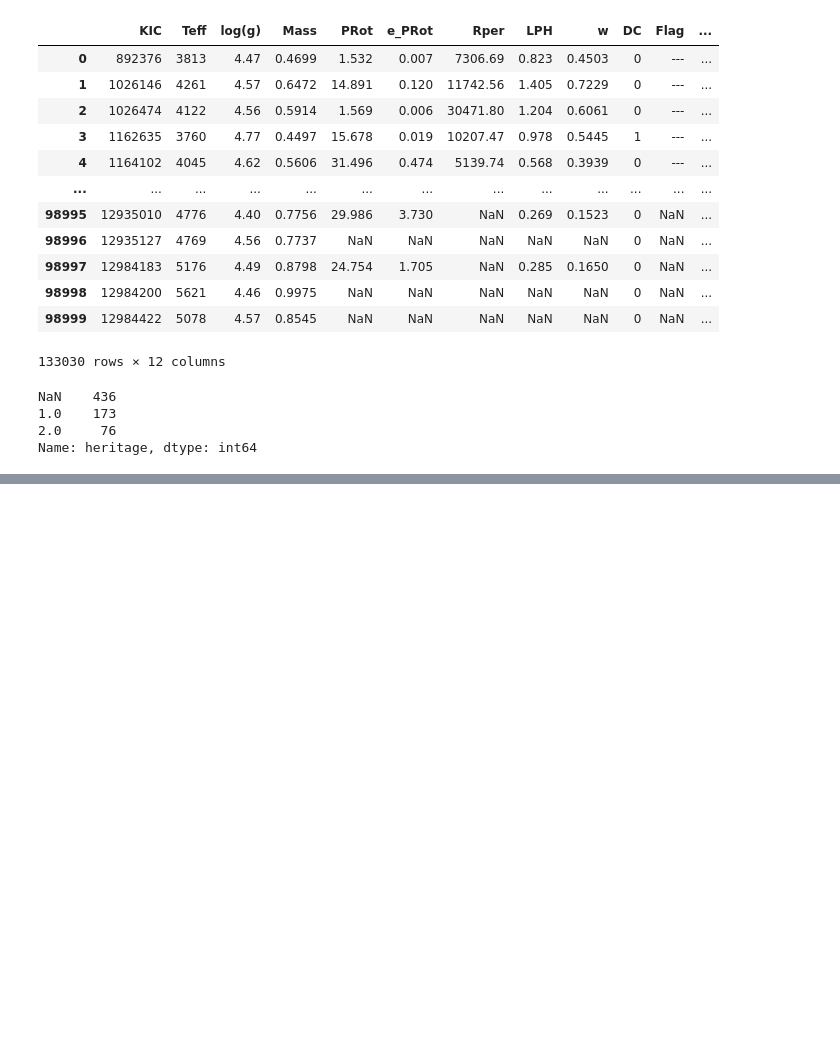
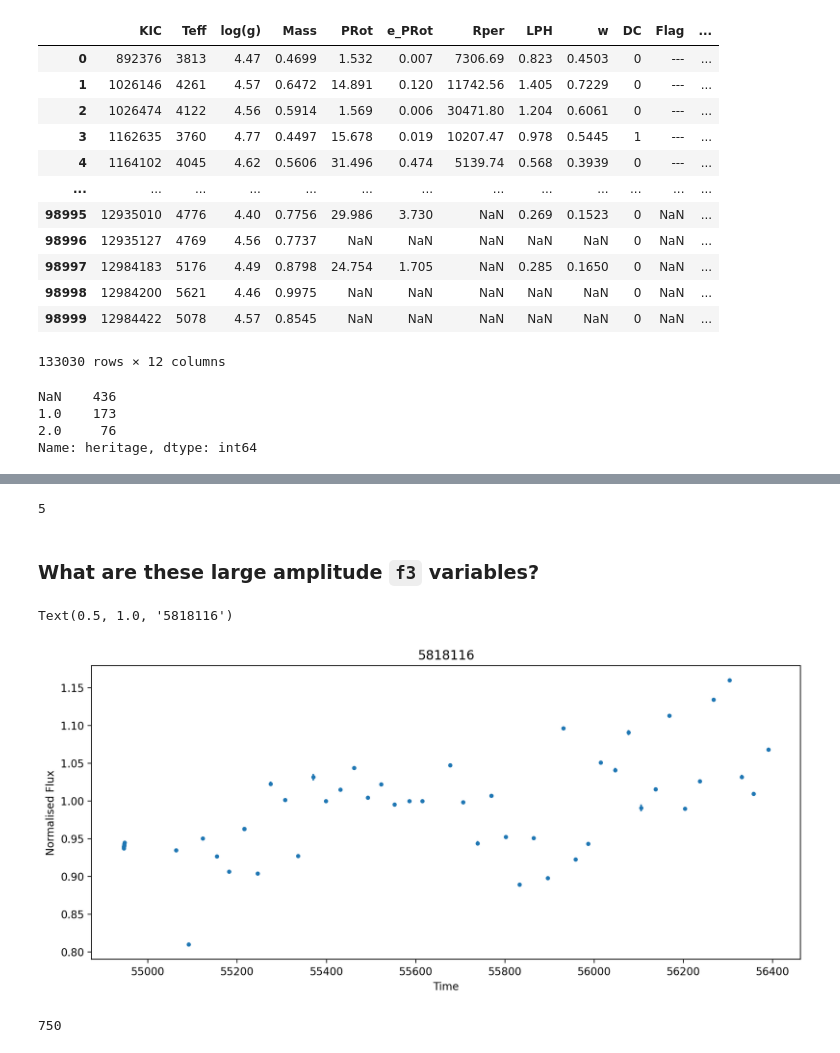
Before and after one commit to benmontet/wilson, a Jupyter notebook: notebooks/01_sample_selection/01_sample_selection_m_dwarfs.ipynb, the cells around one changed output, grey strips where cells are left out. Drawn from its saved outputs; the diff is of its cells as text; code cells hidden in the pictures; blank space fills up the shorter version.

```diff
--- a/notebooks/01_sample_selection/01_sample_selection_m_dwarfs.ipynb
+++ b/notebooks/01_sample_selection/01_sample_selection_m_dwarfs.ipynb
@@ -139,0 +197,23 @@ Name: kepmag, Length: 76, dtype: float64
+# %%
+mask.sum()
+# %% [output]
+5
+# %% [markdown]
+### What are these large amplitude `f3` variables?
+# %%
+kepid = with_prot.iloc[114].kepid
+flux = ffidata[ffidata['KIC'] == kepid].iloc[:,1:53]
+yerr = ffidata[ffidata['KIC'] == kepid].iloc[:,-52:]
+
+plt.figure(figsize=(12,5))
+plt.errorbar(times, np.asarray(flux)[0], yerr=np.asarray(yerr)[0], fmt='.')
+plt.xlabel('Time')
+plt.ylabel('Normalised Flux')
+plt.title(kepid)
+# %% [output]
+Text(0.5, 1.0, '5818116')
+[figure, added]
+# %%
+50*15
+# %% [output]
+750
```
Also changed, not shown: parts of 24 cells of this notebook.
